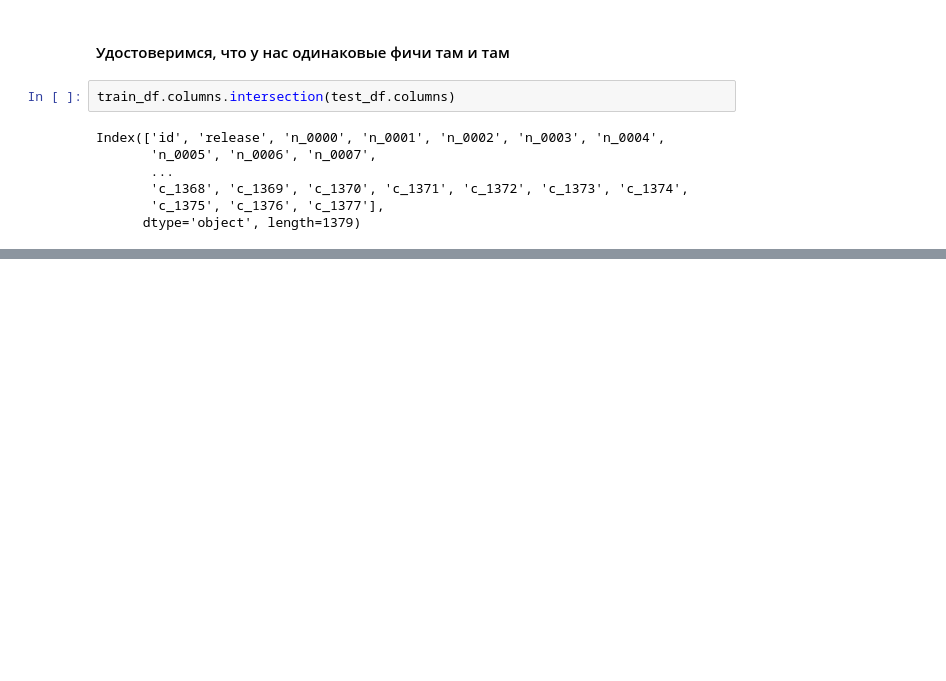
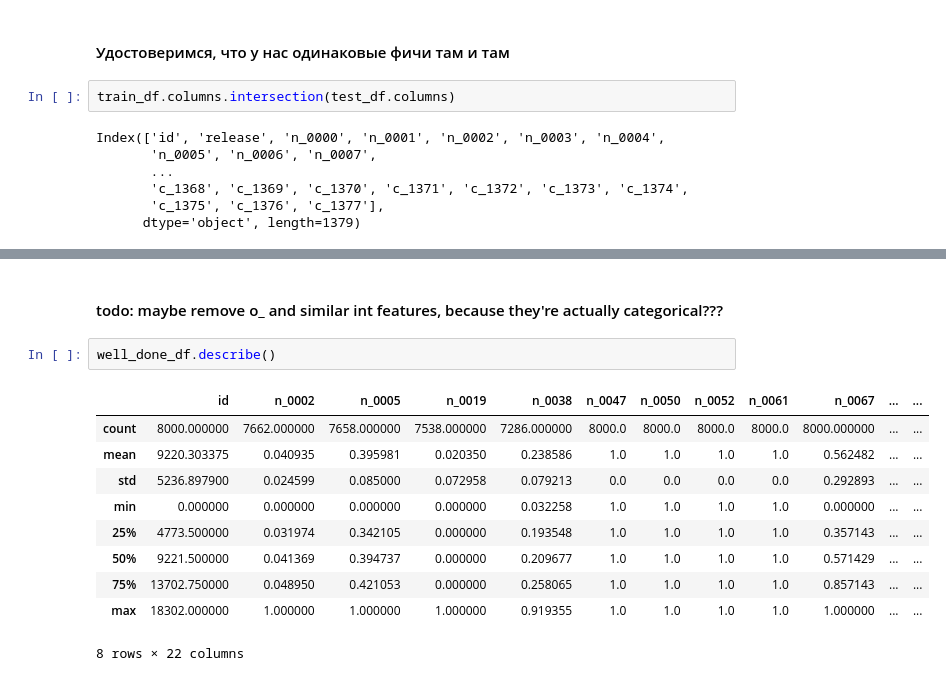
Before and after one commit to lainisourgod/research-skills, a Jupyter notebook: notebooks/001 - eda.ipynb, the cells around one changed output, grey strips where cells are left out. Drawn from its saved outputs; the diff is of its cells as text; blank space fills up the shorter version.

```diff
--- a/notebooks/001 - eda.ipynb
+++ b/notebooks/001 - eda.ipynb
@@ -352,0 +374,15 @@ Index(['id', 'release', 'n_0000', 'n_0001', 'n_0002', 'n_0003', 'n_0004',
+# %% [markdown]
+#### todo: maybe remove o_ and similar int features, because they're actually categorical???
+# %%
+well_done_df.describe()
+# %% [output]
+|  | id | n_0002 | n_0005 | n_0019 | n_0038 | n_0047 | n_0050 | n_0052 | n_0061 | n_0067 | ... | ... |
+| count | 8000.000000 | 7662.000000 | 7658.000000 | 7538.000000 | 7286.000000 | 8000.0 | 8000.0 | 8000.0 | 8000.0 | 8000.000000 | ... | ... |
+| mean | 9220.303375 | 0.040935 | 0.395981 | 0.020350 | 0.238586 | 1.0 | 1.0 | 1.0 | 1.0 | 0.562482 | ... | ... |
+| std | 5236.897900 | 0.024599 | 0.085000 | 0.072958 | 0.079213 | 0.0 | 0.0 | 0.0 | 0.0 | 0.292893 | ... | ... |
+| min | 0.000000 | 0.000000 | 0.000000 | 0.000000 | 0.032258 | 1.0 | 1.0 | 1.0 | 1.0 | 0.000000 | ... | ... |
+| 25% | 4773.500000 | 0.031974 | 0.342105 | 0.000000 | 0.193548 | 1.0 | 1.0 | 1.0 | 1.0 | 0.357143 | ... | ... |
+| 50% | 9221.500000 | 0.041369 | 0.394737 | 0.000000 | 0.209677 | 1.0 | 1.0 | 1.0 | 1.0 | 0.571429 | ... | ... |
+| 75% | 13702.750000 | 0.048950 | 0.421053 | 0.000000 | 0.258065 | 1.0 | 1.0 | 1.0 | 1.0 | 0.857143 | ... | ... |
+| max | 18302.000000 | 1.000000 | 1.000000 | 1.000000 | 0.919355 | 1.0 | 1.0 | 1.0 | 1.0 | 1.000000 | ... | ... |
+8 rows × 22 columns
```
Also changed, not shown: parts of 30 cells of this notebook.
